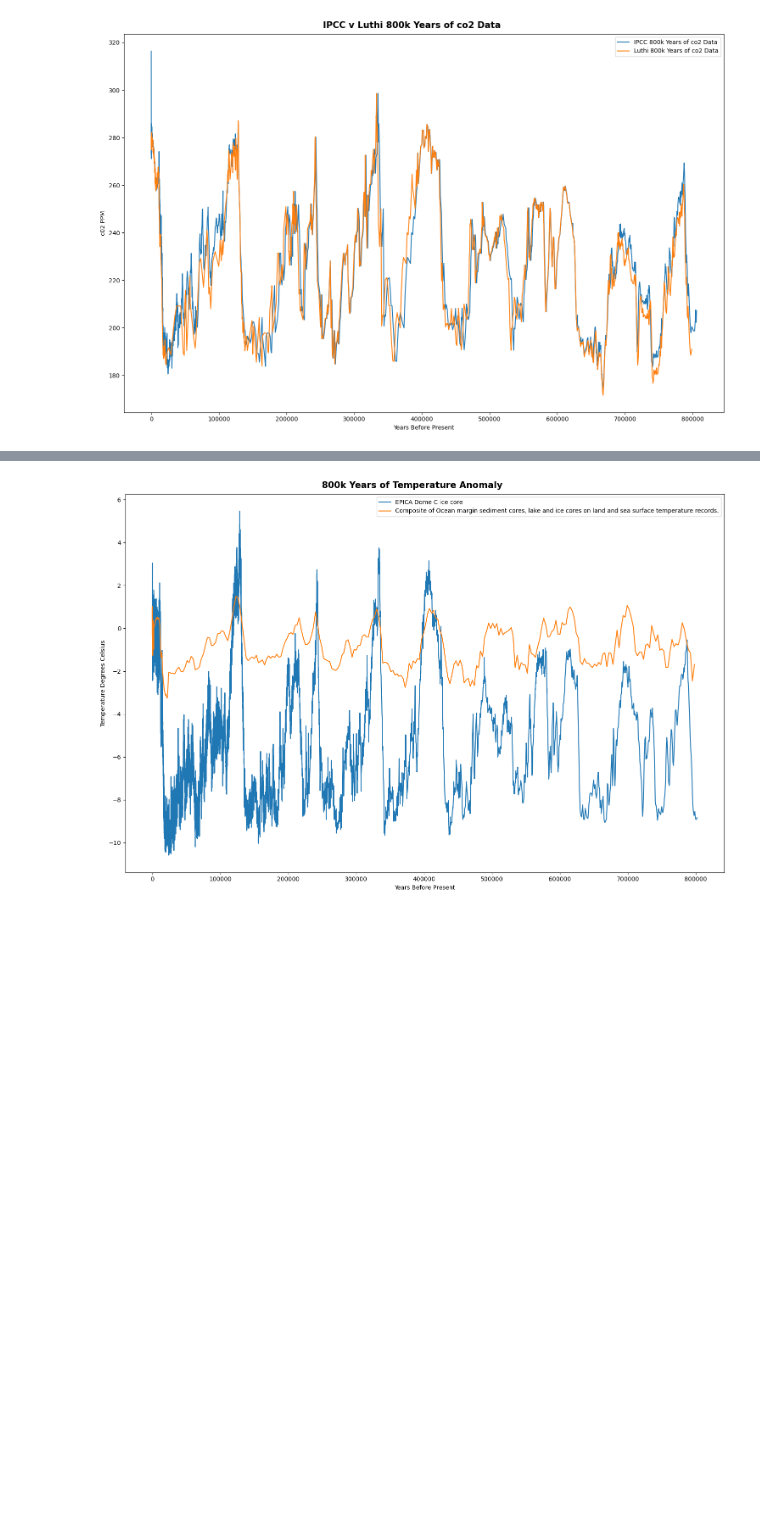
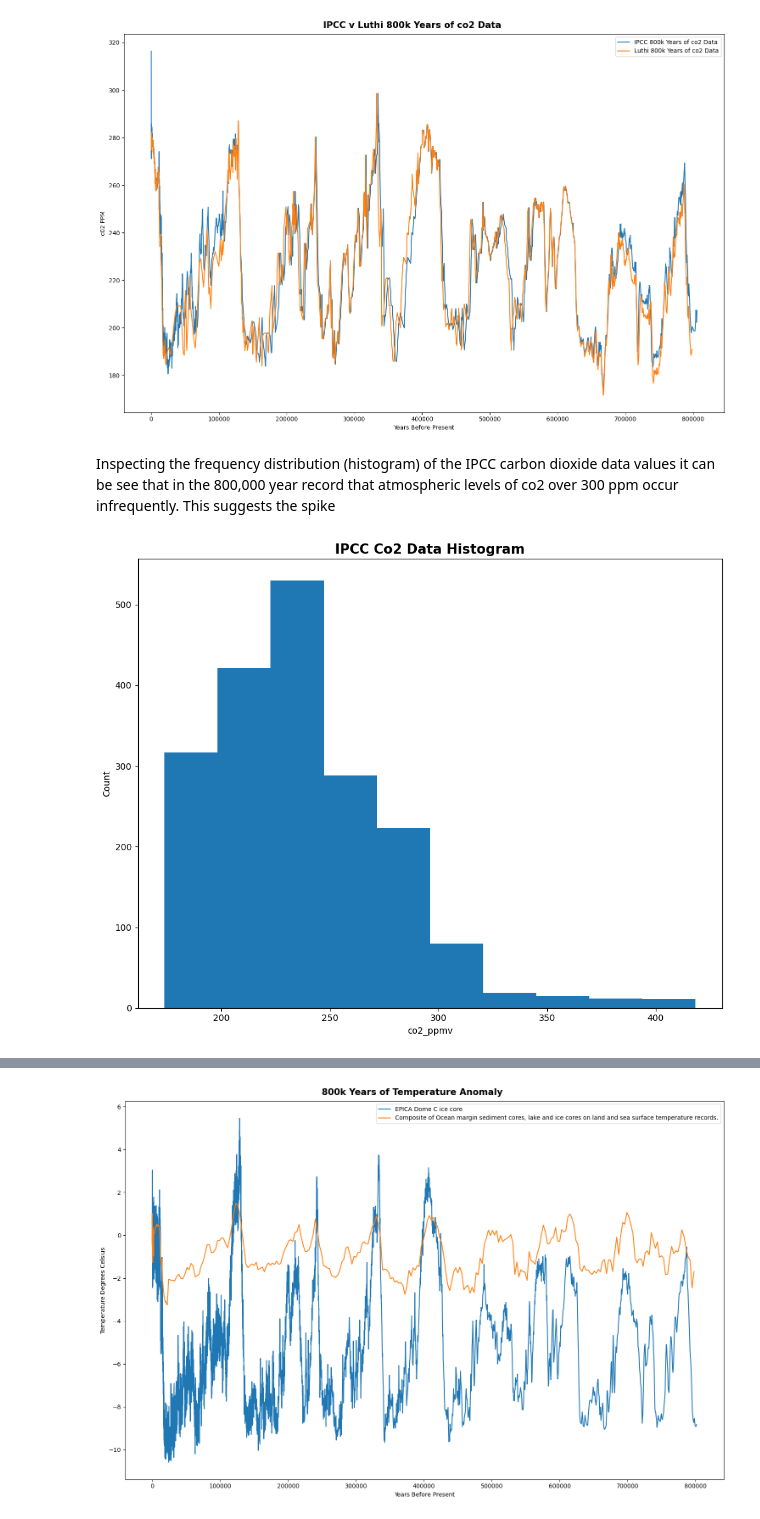
Before and after one commit to humphs078/Owner-avatar-programming_for_data_analysis_assignment_2, a Jupyter notebook: submission.ipynb, the cells around one changed output, grey strips where cells are left out. Drawn from its saved outputs; the diff is of its cells as text; code cells hidden in the pictures; blank space fills up the shorter version.

```diff
--- a/submission.ipynb
+++ b/submission.ipynb
@@ -615,0 +686,4 @@ for set in sets:
+# %%
+frames = [mauna_loa, ipcc_full_co2_data]
+
+full_co2_data = pd.concat(frames, ignore_index = True)
@@ -615,0 +706,3 @@ for set in sets:
+# %%
+full_co2_data['year'] = full_co2_data['year'].astype('int')
+full_co2_data['years_before_present'] = full_co2_data['years_before_present'].astype('int')
@@ -707,3 +906,16 @@ plt.tight_layout()
 plt.show()
 # %% [output]
 [figure]
+# %% [markdown]
+Inspecting the frequency distribution (histogram) of the IPCC carbon dioxide data values it can be see that in the 800,000 year record that atmospheric levels of co2 over 300 ppm occur infrequently. This suggests the spike
+# %%
+fig, ax = plt.subplots(figsize=(10,8))
+
+ax.hist(full_co2_data['co2_ppmv'])
+ax.set_xlabel('co2_ppmv')
+ax.set_ylabel('Count')
+ax.set_title('IPCC Co2 Data Histogram', weight = 'bold', size = 15)
+plt.tight_layout()
+plt.show()
+# %% [output]
+[figure, added]
```
Also changed, not shown: parts of 63 cells of this notebook, 4 other files.
